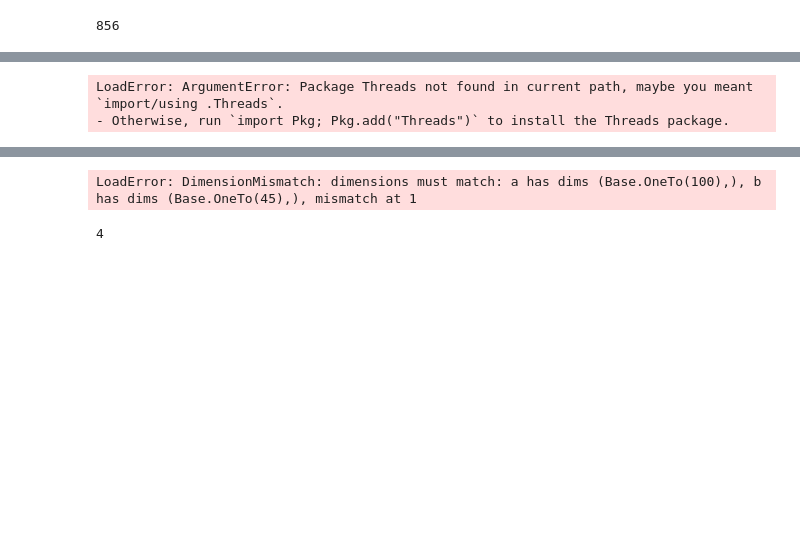
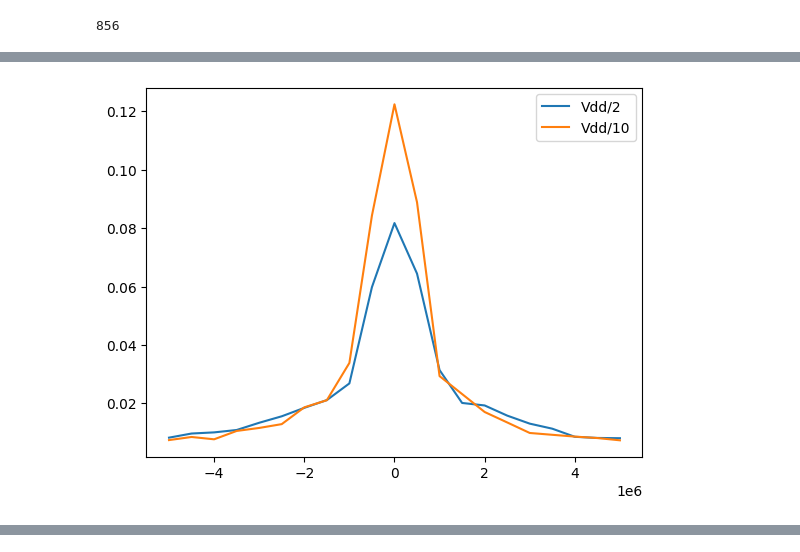
Before and after one commit to JeshurunLuke/rydberg, a Jupyter notebook: dynamicsJL.ipynb, the cells around one changed output, grey strips where cells are left out. Cells and saved outputs as stored; diff of their text form; code cells hidden in the pictures; blank space fills up the shorter version.

```diff
--- a/dynamicsJL.ipynb
+++ b/dynamicsJL.ipynb
@@ -230,40 +230,41 @@ plotTimeDynamics(tout, psi_ta)
 PyObject <Axes: title={'center': 'Time dynamics'}, xlabel='Time (s)', ylabel='Population Fraction'>
-# %%
-using Threads
-function initializeExperiment(;NumOfRb = 8000, NumOfKRb = 8000, Temp = 0.5e-6)
-
-    RbAtomCoord = generateAtoms(0, NumOfRb, Rb["mass"]*Rb['w'].^2, kB*Temp) #Rb coord
-    KRbAtomCoord = generateAtoms(0, NumOfKRb, KRb["mass"]*KRb["w"].^2, kB*Temp) #Krb Coord
-    return RbAtomCoord, KRbAtomCoord
-end
-
-function simulateDetuningScanMC(deltaArray; gamma = 0,  omega = 1e6, decay = 0.0, decayDrive = 0.0, mul = 1)
-    eqR = zeros(size(deltaArray))
-    numOfCycles = 1000
-    for (indOI, delta) in enumerate(deltaArray)
-        tend = 7e-6
-        psi_array = []
-        for cycle in 1:numOfCycles
-            RbAtomCoord, KRbAtomCoord = initializeExperiment()
-            RydCoord, NonRyd = exciteRydberg(RbAtomCoord,1) #Returns the coordinates of the Rydberg atoms
-            NeighborInfo = findNearestNeighbor(RydCoord, KRbAtomCoord)
-            #println(NeighborInfo)
-            Dynamicsarray = getInteractionStrength(NeighborInfo, gamma = gamma, delta = delta, omega = omega, decay = decay, decayDrive = decayDrive, mul = mul)
-            tout, psit = timeEvolve(Dynamicsarray[1], tend)
-            push!(psi_array, psit)
-        end
-        psi_ta = averagedDynamics(b, psi_array)
-
-        eqR[indOI] = real(psi_ta[3][end])
-    end
-
-    return eqR
-end
-# %% [output]
-LoadError: ArgumentError: Package Threads not found in current path, maybe you meant `import/using .Threads`.
-- Otherwise, run `import Pkg; Pkg.add("Threads")` to install the Threads package.
+# %%
+function initializeExperiment(;NumOfRb = 8000, NumOfKRb = 8000, Temp = 0.5e-6)
+
+    RbAtomCoord = generateAtoms(0, NumOfRb, Rb["mass"]*Rb['w'].^2, kB*Temp) #Rb coord
+    KRbAtomCoord = generateAtoms(0, NumOfKRb, KRb["mass"]*KRb["w"].^2, kB*Temp) #Krb Coord
+    return RbAtomCoord, KRbAtomCoord
+end
+
+function simulateDetuningScanMC(deltaArray; gamma = 0,  omega = 1e6, decay = 0.0, decayDrive = 0.0, mul = 1)
+    eqR = zeros(size(deltaArray))
+    numOfCycles = 500
+    for (indOI, delta) in enumerate(deltaArray)
+        tend = 7e-6
+        psi_array = []
+        for cycle in 1:numOfCycles
+            RbAtomCoord, KRbAtomCoord = initializeExperiment()
+            RydCoord, NonRyd = exciteRydberg(RbAtomCoord,1) #Returns the coordinates of the Rydberg atoms
+            NeighborInfo = findNearestNeighbor(RydCoord, KRbAtomCoord)
+            Dynamicsarray = getInteractionStrength(NeighborInfo, gamma = gamma, delta = delta, omega = omega, decay = decay, decayDrive = decayDrive, mul = mul)
+            tout, psit = timeEvolve(Dynamicsarray[1], tend)
+            push!(psi_array, psit)
+        end
+        psi_ta = averagedDynamics(b, psi_array)
+        #plotTimeDynamics(tout, psi_ta)
+
+        #break
+        eqR[indOI] = real(psi_ta[3][end])
+    end
+
+    return eqR
+end
 # %%
-deltaArray = [-20:0.5:20...]*1e6
-rydPop = simulateDetuningScanMC(deltaArray, omega = decayDrive = 1e6)
-plot(deltaArray, rydPop)
+deltaArray = [-5:0.5:5...]*1e6
+rydPop = simulateDetuningScanMC(deltaArray, omega = 1e6 , decayDrive = 0e6, mul = 0.5)
+plot(deltaArray, rydPop, label = "Vdd/2")
+rydPop = simulateDetuningScanMC(deltaArray, omega = 1e6 , decayDrive = 0e6, mul = 0.1)
+plot(deltaArray, rydPop, label = "Vdd/10")
+legend()
 # %% [output]
+[figure, added]
@@ -272,5 +271,0 @@ plot(deltaArray, rydPop)
-LoadError: DimensionMismatch: dimensions must match: a has dims (Base.OneTo(100),), b has dims (Base.OneTo(45),), mismatch at 1
-# %%
-Threads.nthreads()
-# %% [output]
-4
```
Also changed, not shown: parts of 3 cells of this notebook.
